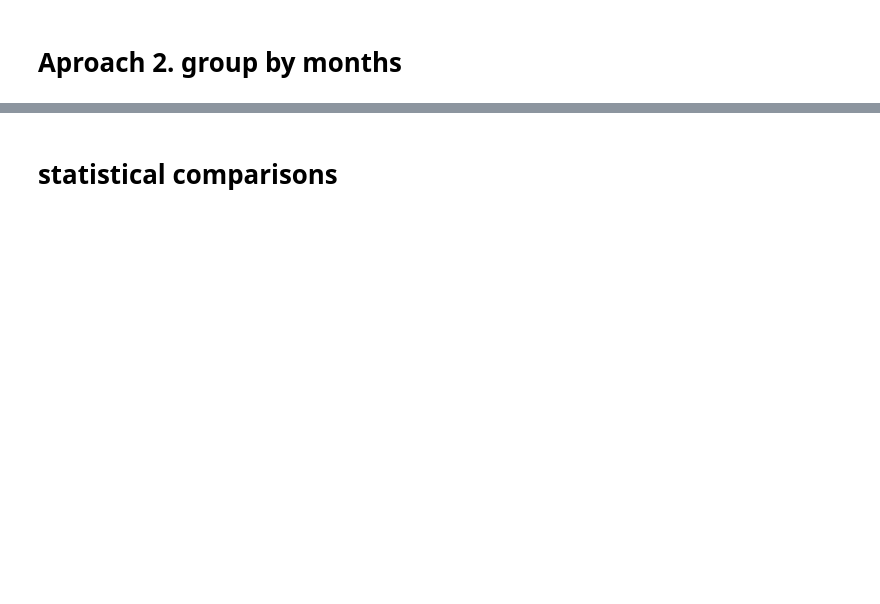
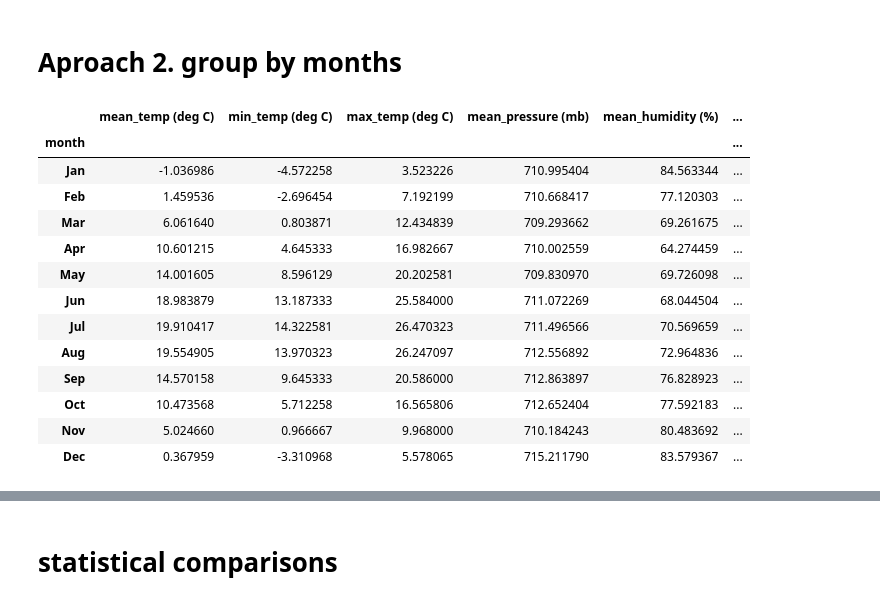
Before and after one commit to dwhew/data_science, a Jupyter notebook: weather.ipynb, the cells around one changed output, grey strips where cells are left out. Drawn from its saved outputs; the diff is of its cells as text; code cells hidden in the pictures; blank space fills up the shorter version.

```diff
--- a/weather.ipynb
+++ b/weather.ipynb
@@ -150,10 +210,16 @@ note for later: barometric pressure over 1022.689 mb indicates clear and stable
 # Aproach 2. group by months
 # %%
 #get average day by month
+#will set cumulative for rainfall in next step
+
 month_ordered = ['Jan', 'Feb', 'Mar', 'Apr', 'May', 'Jun', 'Jul', 'Aug', 'Sep', 'Oct', 'Nov', 'Dec']
 
-inndf_months = inndf.groupby(by=['month']).mean().reindex(month_ordered).drop(columns=['year'])
-londf_months = londf.groupby(by=['month']).mean().reindex(month_ordered).drop(columns=['year'])
-sindf_months = sindf.groupby(by=['month']).mean().reindex(month_ordered).drop(columns=['year'])
-syddf_months = syddf.groupby(by=['month']).mean().reindex(month_ordered).drop(columns=['year'])
-tehdf_months = tehdf.groupby(by=['month']).mean().reindex(month_ordered).drop(columns=['year'])
+inndf_months = inndf.groupby(by=['month']).mean().reindex(month_ordered)
+londf_months = londf.groupby(by=['month']).mean().reindex(month_ordered)
+sindf_months = sindf.groupby(by=['month']).mean().reindex(month_ordered)
+syddf_months = syddf.groupby(by=['month']).mean().reindex(month_ordered)
+tehdf_months = tehdf.groupby(by=['month']).mean().reindex(month_ordered)
+
+mdflist = [inndf_months, londf_months, sindf_months, syddf_months, tehdf_months]
+
+#and replace precip_sum (mm) with groupby().sum()
@@ -193,0 +226,17 @@ plt.show()
+# %%
+inndf_months
+# %% [output]
+|  | mean_temp (deg C) | min_temp (deg C) | max_temp (deg C) | mean_pressure (mb) | mean_humidity (%) | ... |
+| month |  |  |  |  |  | ... |
+| Jan | -1.036986 | -4.572258 | 3.523226 | 710.995404 | 84.563344 | ... |
+| Feb | 1.459536 | -2.696454 | 7.192199 | 710.668417 | 77.120303 | ... |
+| Mar | 6.061640 | 0.803871 | 12.434839 | 709.293662 | 69.261675 | ... |
+| Apr | 10.601215 | 4.645333 | 16.982667 | 710.002559 | 64.274459 | ... |
+| May | 14.001605 | 8.596129 | 20.202581 | 709.830970 | 69.726098 | ... |
+| Jun | 18.983879 | 13.187333 | 25.584000 | 711.072269 | 68.044504 | ... |
+| Jul | 19.910417 | 14.322581 | 26.470323 | 711.496566 | 70.569659 | ... |
+| Aug | 19.554905 | 13.970323 | 26.247097 | 712.556892 | 72.964836 | ... |
+| Sep | 14.570158 | 9.645333 | 20.586000 | 712.863897 | 76.828923 | ... |
+| Oct | 10.473568 | 5.712258 | 16.565806 | 712.652404 | 77.592183 | ... |
+| Nov | 5.024660 | 0.966667 | 9.968000 | 710.184243 | 80.483692 | ... |
+| Dec | 0.367959 | -3.310968 | 5.578065 | 715.211790 | 83.579367 | ... |
```
Also changed, not shown: parts of 24 cells of this notebook.
